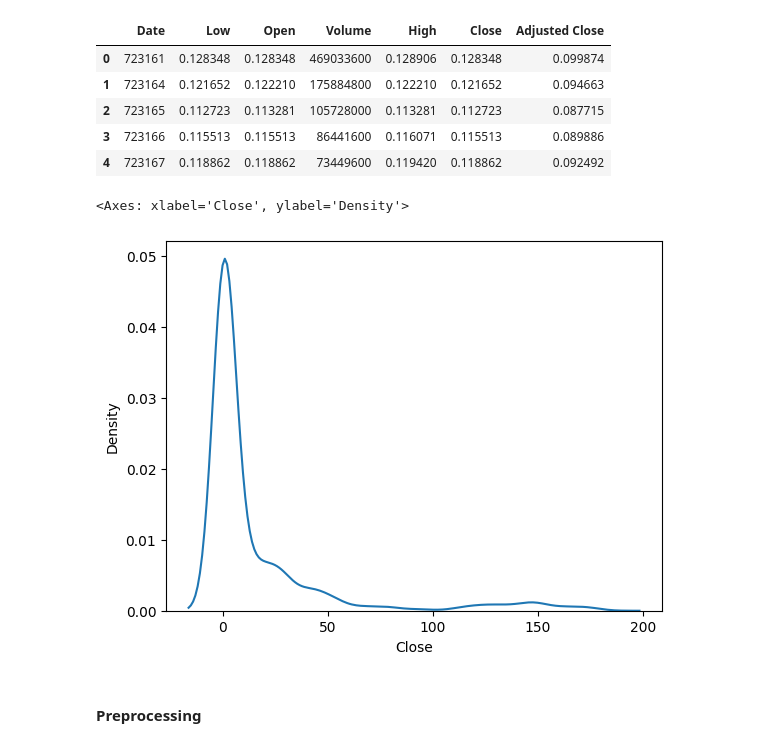
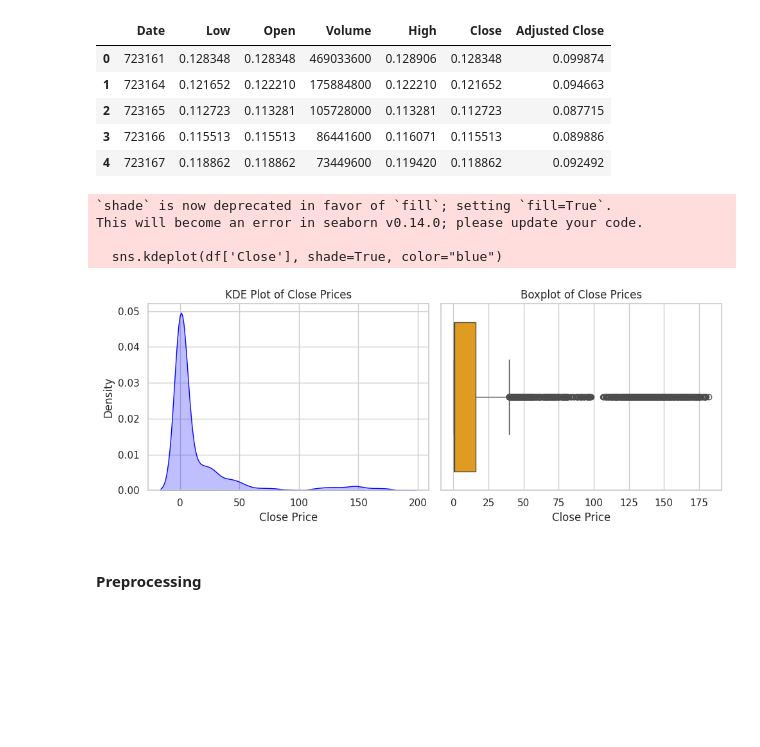
Before and after one commit to the-gauss/tiny-projects-ml, a Jupyter notebook: practice_assignments/u_adelaide/stock_1.ipynb, the cells around one changed output. Saved outputs shown, nothing was run; the diff lists cells and outputs as text; code cells hidden in the pictures; blank space fills up the shorter version.

```diff
--- a/practice_assignments/u_adelaide/stock_1.ipynb
+++ b/practice_assignments/u_adelaide/stock_1.ipynb
@@ -29,10 +29,33 @@ df.head()
 | 3 | 723166 | 0.115513 | 0.115513 | 86441600 | 0.116071 | 0.115513 | 0.089886 |
 | 4 | 723167 | 0.118862 | 0.118862 | 73449600 | 0.119420 | 0.118862 | 0.092492 |
 # %%
+import matplotlib.pyplot as plt
 import seaborn as sns
-sns.kdeplot(df['Close'])
+
+# Create a figure with two subplots side by side
+plt.figure(figsize=(10, 4))
+
+# KDE plot for 'Close'
+plt.subplot(1, 2, 1)
+sns.kdeplot(df['Close'], shade=True, color="blue")
+plt.title('KDE Plot of Close Prices')
+plt.xlabel('Close Price')
+plt.ylabel('Density')
+
+# Boxplot for 'Close'
+plt.subplot(1, 2, 2)
+sns.boxplot(x=df['Close'], color="orange")
+plt.title('Boxplot of Close Prices')
+plt.xlabel('Close Price')
+
+# Adjust layout and show the plots
+plt.tight_layout()
+plt.show()
 # %% [output]
-<Axes: xlabel='Close', ylabel='Density'>
+`shade` is now deprecated in favor of `fill`; setting `fill=True`.
+This will become an error in seaborn v0.14.0; please update your code.
+
+  sns.kdeplot(df['Close'], shade=True, color="blue")
-[figure, old version]
+[figure, new version]
 # %% [markdown]
 #### Preprocessing
```
Also changed, not shown: parts of 21 cells of this notebook.
